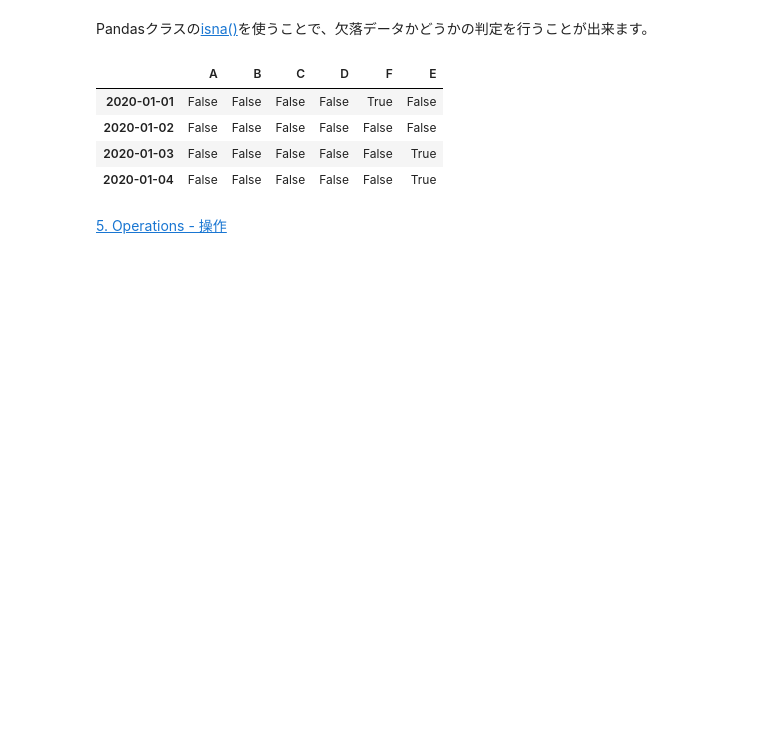
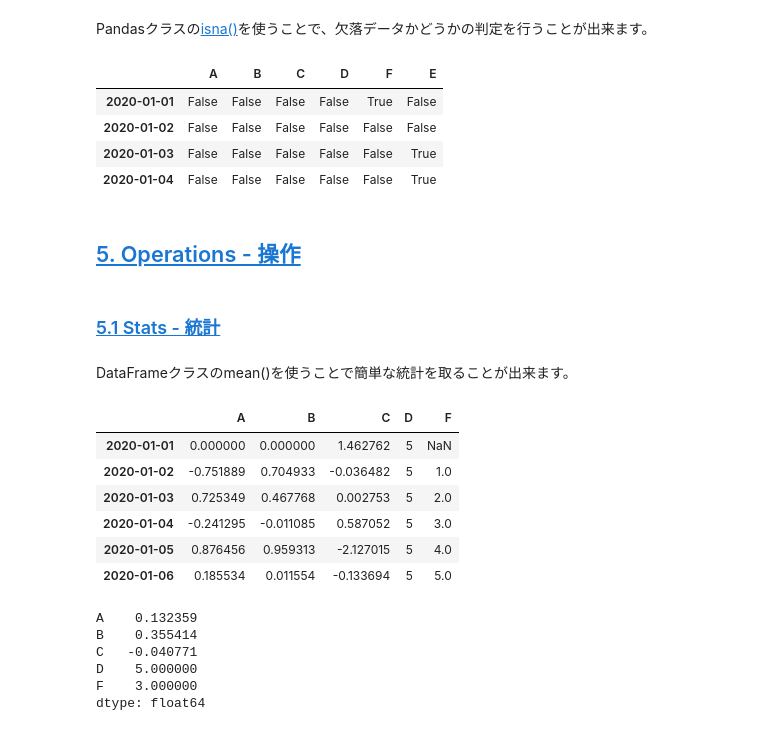
Before and after one commit to eda3/pandas, a Jupyter notebook: 10_minutes_to_pandas.ipynb, the cells around one changed output. Cells and saved outputs as stored; diff of their text form; code cells hidden in the pictures; blank space fills up the shorter version.

Commit message:
5.1 Stats - 統計

```diff
--- a/10_minutes_to_pandas.ipynb
+++ b/10_minutes_to_pandas.ipynb
@@ -623,4 +624,27 @@ pd.isna(df1)
 | 2020-01-03 | False | False | False | False | False | True |
 | 2020-01-04 | False | False | False | False | False | True |
 # %% [markdown]
-[5. Operations - 操作](https://pandas.pydata.org/pandas-docs/stable/getting_started/10min.html#operations)
+## [5. Operations - 操作](https://pandas.pydata.org/pandas-docs/stable/getting_started/10min.html#operations)
+# %% [markdown]
+### [5.1 Stats - 統計](https://pandas.pydata.org/pandas-docs/stable/getting_started/10min.html#stats)
+# %% [markdown]
+DataFrameクラスのmean()を使うことで簡単な統計を取ることが出来ます。
+# %%
+df
+# %% [output]
+|  | A | B | C | D | F |
+| 2020-01-01 | 0.000000 | 0.000000 | 1.462762 | 5 | NaN |
+| 2020-01-02 | -0.751889 | 0.704933 | -0.036482 | 5 | 1.0 |
+| 2020-01-03 | 0.725349 | 0.467768 | 0.002753 | 5 | 2.0 |
+| 2020-01-04 | -0.241295 | -0.011085 | 0.587052 | 5 | 3.0 |
+| 2020-01-05 | 0.876456 | 0.959313 | -2.127015 | 5 | 4.0 |
+| 2020-01-06 | 0.185534 | 0.011554 | -0.133694 | 5 | 5.0 |
+# %%
+df.mean() # 各列データの平均値
+# %% [output]
+A    0.132359
+B    0.355414
+C   -0.040771
+D    5.000000
+F    3.000000
+dtype: float64
```
Also changed, not shown: parts of 60 cells of this notebook.
